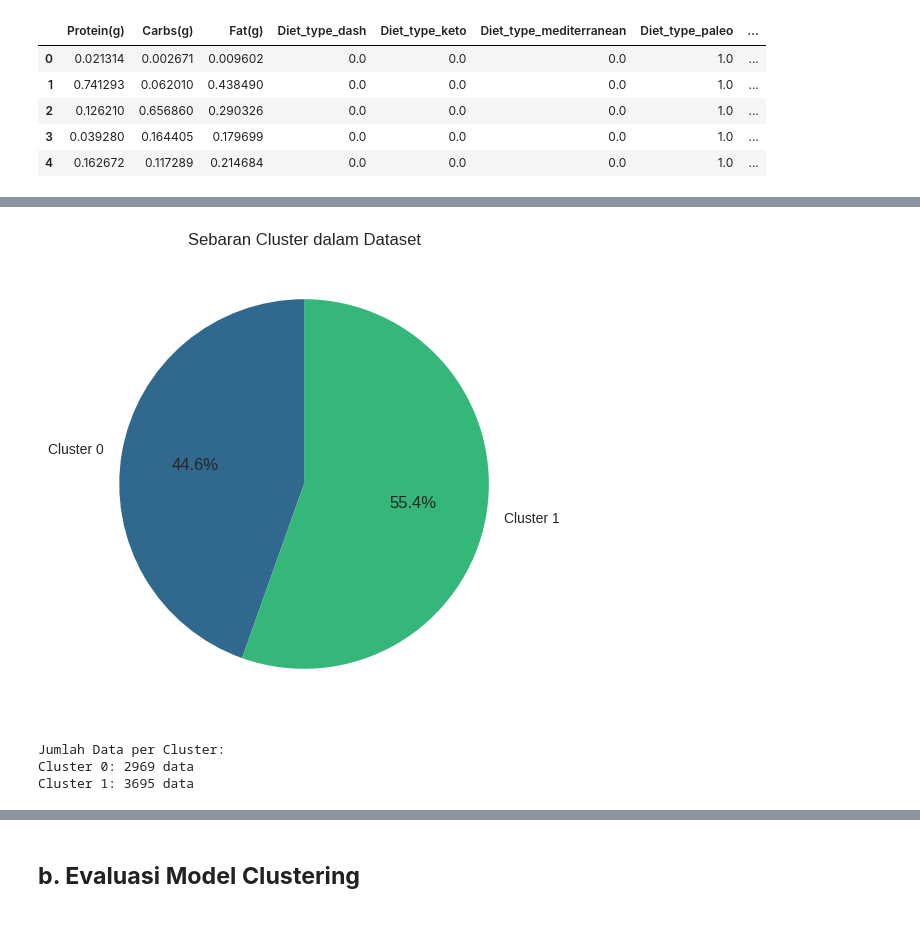
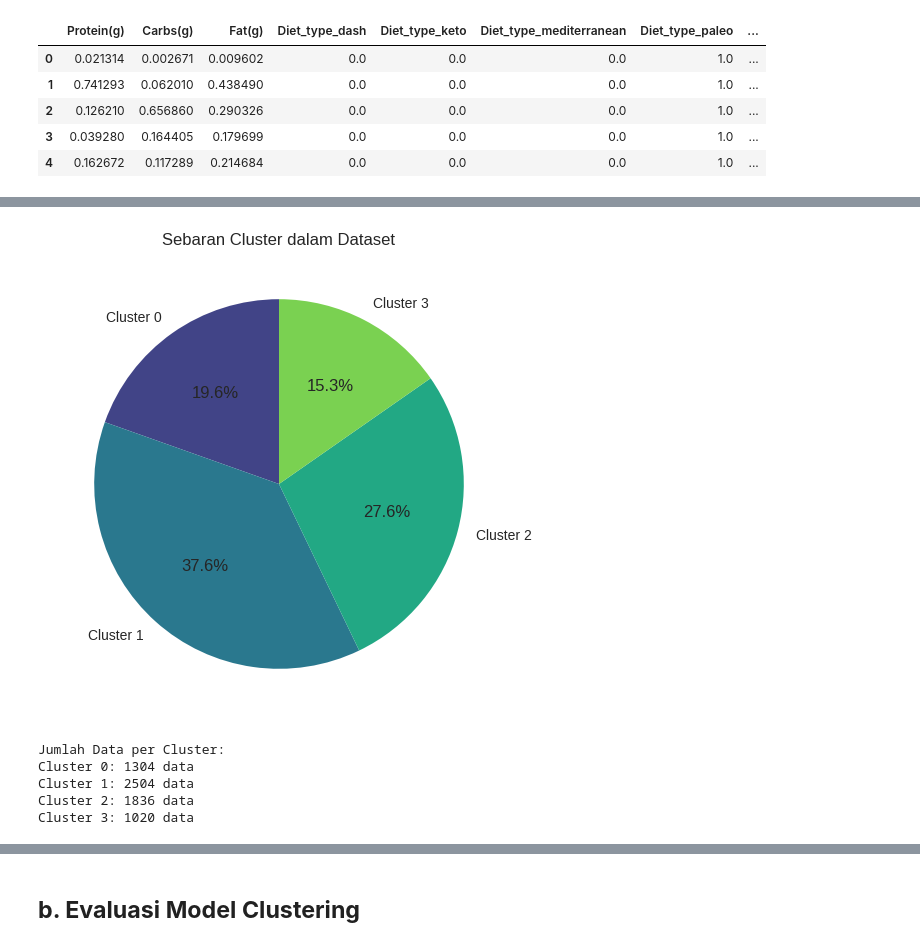
Before and after one commit to Us9r/DicodingBMLP, a Jupyter notebook: [Clustering]_Submission_Akhir_BMLP_Us9r.ipynb, the cells around one changed output, grey strips where cells are left out. Saved outputs shown, nothing was run; the diff lists cells and outputs as text; code cells hidden in the pictures.

Commit message:
done implement DBSCAN with 4 cluster

```diff
--- a/[Clustering]_Submission_Akhir_BMLP_Us9r.ipynb
+++ b/[Clustering]_Submission_Akhir_BMLP_Us9r.ipynb
@@ -489,17 +520,17 @@ visualizer.show()
 # %%
 # Inisialisasi dan melatih model KMeans dengan jumlah cluster = 4
-kmeans = KMeans(n_clusters=2, random_state=0)
+kmeans = KMeans(n_clusters=4, random_state=42)
 kmeans.fit(df)
 
 # Mendapatkan label cluster
 labels = kmeans.labels_
 
 # Mendapatkan jumlah cluster
-k = 2
+k = 4
 
-df_clustered = df.copy()  # Membuat salinan df untuk menghindari modifikasi langsung
-df_clustered['Cluster'] = labels  # Menambahkan label cluster sebagai kolom baru
-df_clustered.head()
+clustered_df = df.copy()  # Membuat salinan df untuk menghindari modifikasi langsung
+clustered_df['Cluster'] = labels  # Menambahkan label cluster sebagai kolom baru
+clustered_df.head()
 # %% [output]
 |  | Protein(g) | Carbs(g) | Fat(g) | Diet_type_dash | Diet_type_keto | Diet_type_mediterranean | Diet_type_paleo | ... |
 | 0 | 0.021314 | 0.002671 | 0.009602 | 0.0 | 0.0 | 0.0 | 1.0 | ... |
@@ -587,30 +541,30 @@ Rata-rata fat: 0.28
 # %%
-import matplotlib.pyplot as plt
-
 # Hitung jumlah data per cluster
-cluster_counts = df_clustered['Cluster'].value_counts().sort_index()
+cluster_counts = clustered_df['Cluster'].value_counts().sort_index()
 
 # Buat pie chart
 plt.figure(figsize=(8, 6))
 plt.pie(cluster_counts.values,
         labels=[f'Cluster {cluster}' for cluster in cluster_counts.index],
         autopct='%1.1f%%',
         startangle=90,
         colors=sns.color_palette("viridis", n_colors=len(cluster_counts)))
         #colors=plt.cm.viridis(cluster_counts.index / cluster_counts.index.max()))
 
 # Atur judul
 plt.title('Sebaran Cluster dalam Dataset')
 
 # Tampilkan plot
 plt.show()
 # %% [output]
-[figure, old version]
+[figure, new version]
 # %%
 print("Jumlah Data per Cluster:")
 for cluster, count in cluster_counts.items():
     print(f"Cluster {cluster}: {count} data")
 # %% [output]
 Jumlah Data per Cluster:
-Cluster 0: 2969 data
-Cluster 1: 3695 data
+Cluster 0: 1304 data
+Cluster 1: 2504 data
+Cluster 2: 1836 data
+Cluster 3: 1020 data
```
Also changed, not shown: parts of 44 cells of this notebook.
